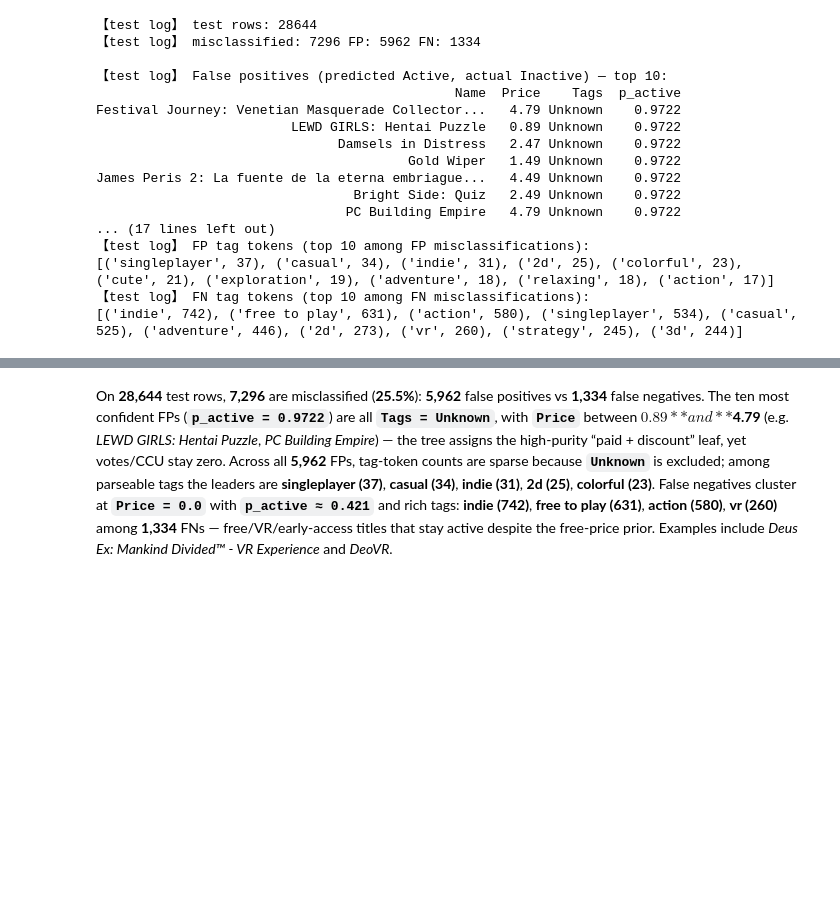
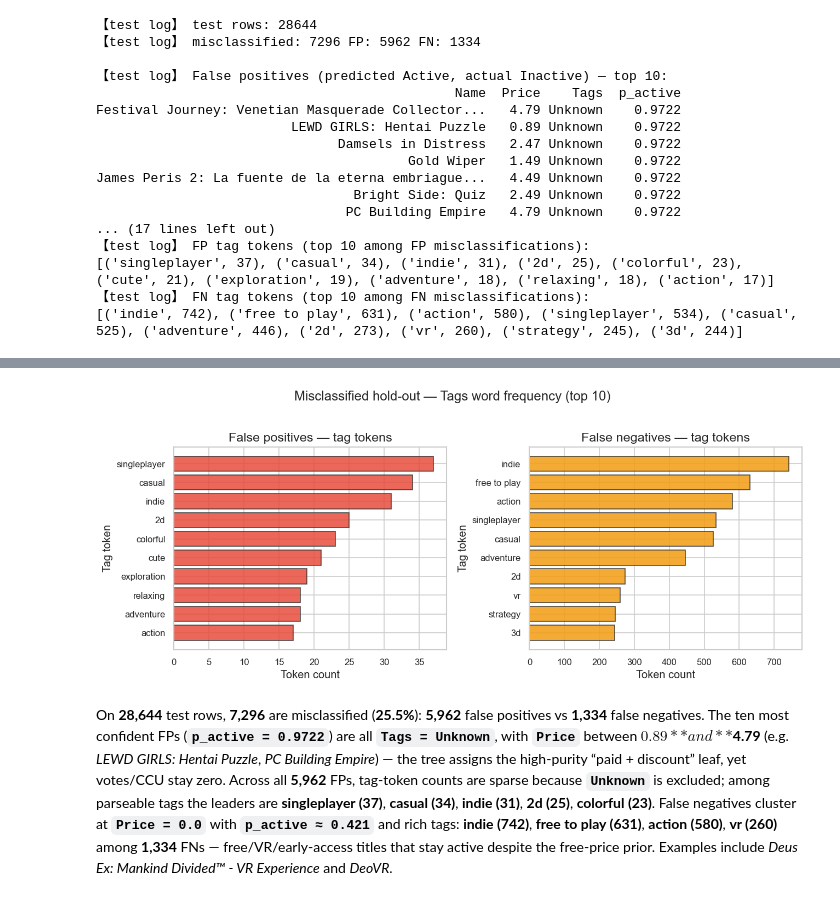
Before and after one commit to victoriammiao/datamining, a Jupyter notebook: 50091136.ipynb, the cells around one changed output, grey strips where cells are left out. Saved outputs shown, nothing was run; the diff lists cells and outputs as text; code cells hidden in the pictures; blank space fills up the shorter version.

```diff
--- a/50091136.ipynb
+++ b/50091136.ipynb
@@ -2356,3 +2438,26 @@ James Peris 2: La fuente de la eterna embriague...   4.49 Unknown    0.9722
+# %%
+# Section 4.6b (figure 2) — top tag tokens among FP vs FN (supplement to counts above)
+fig, axes = plt.subplots(1, 2, figsize=(11, 4.5))
+
+for ax, df_tags, title, color in [
+    (axes[0], fp_tags_df, "False positives — tag tokens", "#e74c3c"),
+    (axes[1], fn_tags_df, "False negatives — tag tokens", "#f39c12"),
+]:
+    if df_tags.empty:
+        ax.text(0.5, 0.5, "No parseable tags", ha="center", va="center")
+        ax.set_axis_off()
+        continue
+    plot_t = df_tags.sort_values("count", ascending=True)
+    ax.barh(plot_t["tag"], plot_t["count"], color=color, edgecolor="0.2", alpha=0.85)
+    ax.set_xlabel("Token count")
+    ax.set_title(title)
+    ax.set_ylabel("Tag token")
+
+plt.suptitle("Misclassified hold-out — Tags word frequency (top 10)", y=1.02)
+plt.tight_layout()
+plt.show()
+# %% [output]
+[figure, added]
 # %% [markdown]
 On **28,644** test rows, **7,296** are misclassified (**25.5%**): **5,962** false positives vs **1,334** false negatives. The ten most confident FPs (**`p_active = 0.9722`**) are all **`Tags = Unknown`**, with **`Price`** between **$0.89** and **$4.79** (e.g. *LEWD GIRLS: Hentai Puzzle*, *PC Building Empire*) — the tree assigns the high-purity “paid + discount” leaf, yet votes/CCU stay zero. Across all **5,962** FPs, tag-token counts are sparse because **`Unknown`** is excluded; among parseable tags the leaders are **singleplayer (37)**, **casual (34)**, **indie (31)**, **2d (25)**, **colorful (23)**. False negatives cluster at **`Price = 0.0`** with **`p_active ≈ 0.421`** and rich tags: **indie (742)**, **free to play (631)**, **action (580)**, **vr (260)** among **1,334** FNs — free/VR/early-access titles that stay active despite the free-price prior. Examples include *Deus Ex: Mankind Divided™ - VR Experience* and *DeoVR*.
 # %% [markdown]
```
Also changed, not shown: parts of 28 cells of this notebook, 1 other file.
